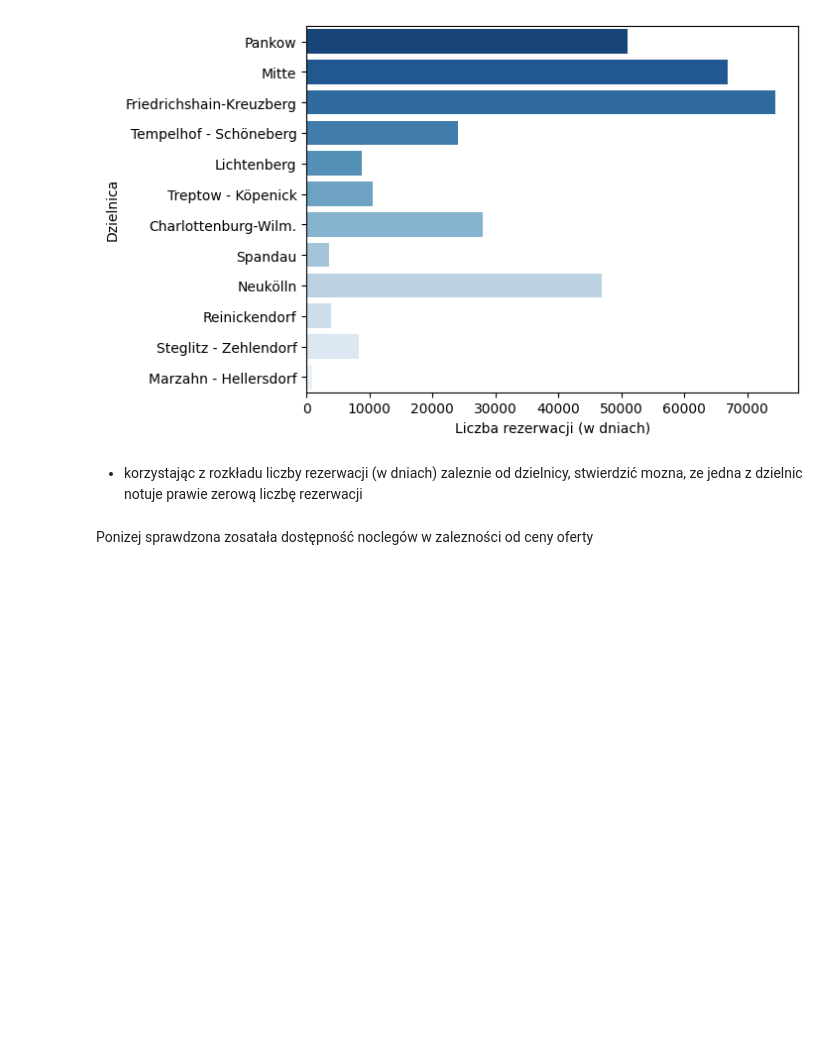
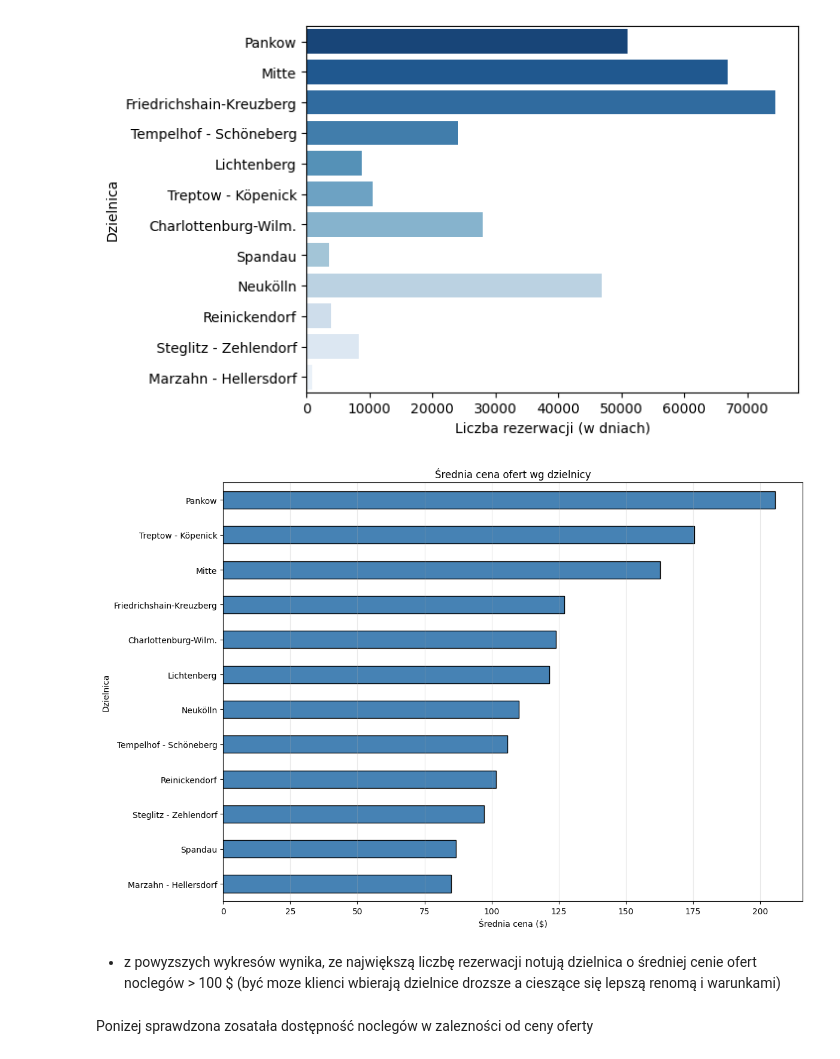
Before and after one commit to Kwasus33/Overpricing-Detection, a Jupyter notebook: notebooks/initial_docs.ipynb, the cells around one changed output. Saved outputs shown, nothing was run; the diff lists cells and outputs as text; code cells hidden in the pictures; blank space fills up the shorter version.

```diff
--- a/notebooks/initial_docs.ipynb
+++ b/notebooks/initial_docs.ipynb
@@ -364,8 +340,26 @@ Passing `palette` without assigning `hue` is deprecated and will be removed in v
   sns.barplot(x="Liczba rezerwacji (w dniach)", y="Dzielnica", data=df, palette="Blues_r")
 <Axes: xlabel='Liczba rezerwacji (w dniach)', ylabel='Dzielnica'>
 [figure]
-# %% [markdown]
-- korzystając z rozkładu liczby rezerwacji (w dniach) zaleznie od dzielnicy, stwierdzić mozna, ze jedna z dzielnic notuje prawie zerową liczbę rezerwacji
+# %%
+listings_df["price_numeric"] = listings_df["price"].str.replace("$", "").str.replace(",", "").astype(float)
+avg_price_by_district = (
+    listings_df.groupby("neighbourhood_group_cleansed")["price_numeric"]
+    .mean()
+    .sort_values()
+)
+
+plt.figure(figsize=(12, 8))
+avg_price_by_district.plot(kind="barh", color="steelblue", edgecolor="black")
+plt.xlabel("Średnia cena ($)")
+plt.ylabel("Dzielnica")
+plt.title("Średnia cena ofert wg dzielnicy")
+plt.grid(axis="x", alpha=0.3)
+plt.tight_layout()
+plt.show()
+# %% [output]
+[figure, added]
+# %% [markdown]
+- z powyzszych wykresów wynika, ze największą liczbę rezerwacji notują dzielnica o średniej cenie ofert noclegów > 100 $ (być moze klienci wbierają dzielnice drozsze a cieszące się lepszą renomą i warunkami)
 # %% [markdown]
 Ponizej sprawdzona zosatała dostępność noclegów w zalezności od ceny oferty
 # %%
```
Also changed, not shown: parts of 19 cells of this notebook.
